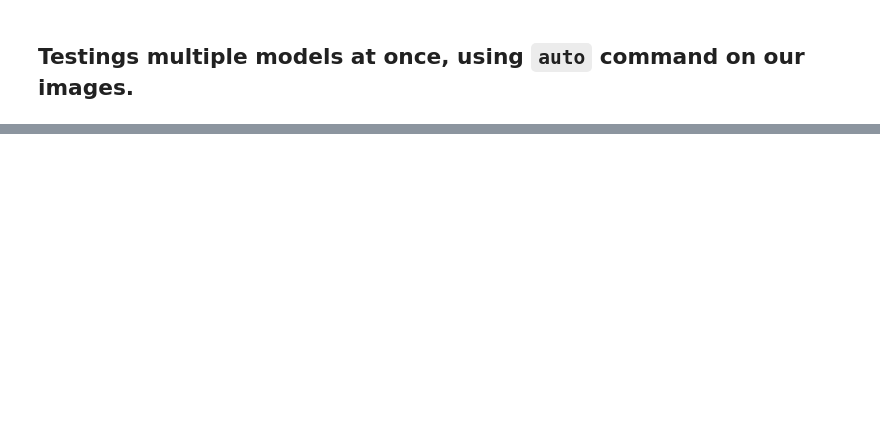
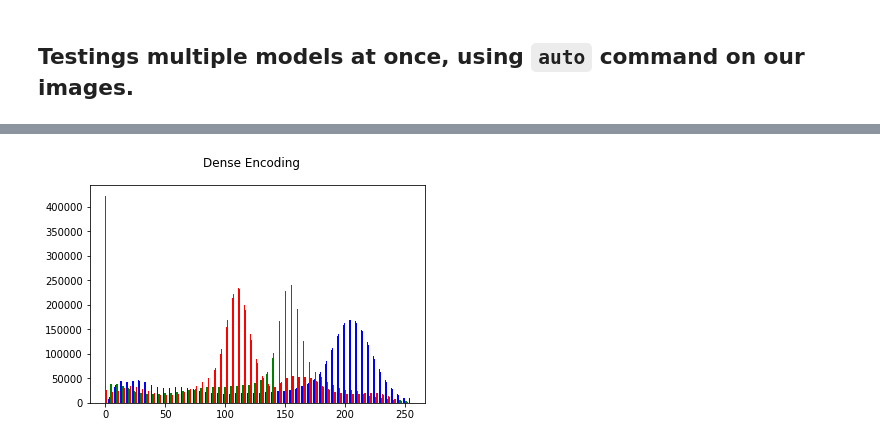
Before and after one commit to jnickg/steganet, a Jupyter notebook: aletheia_steganalysis.ipynb, the cells around one changed output, grey strips where cells are left out. Saved outputs shown, nothing was run; the diff lists cells and outputs as text; code cells hidden in the pictures; blank space fills up the shorter version.

```diff
--- a/aletheia_steganalysis.ipynb
+++ b/aletheia_steganalysis.ipynb
@@ -268,0 +325,4 @@ Dense_output.png       [0.7]     [1.0]     0.2     [0.9]
+# %%
+plot_img_hist(fn='steganet/assets/test_images/Dense_output.png', title='Dense Encoding')
+# %% [output]
+[figure, added]
```
Also changed, not shown: parts of 25 cells of this notebook.
